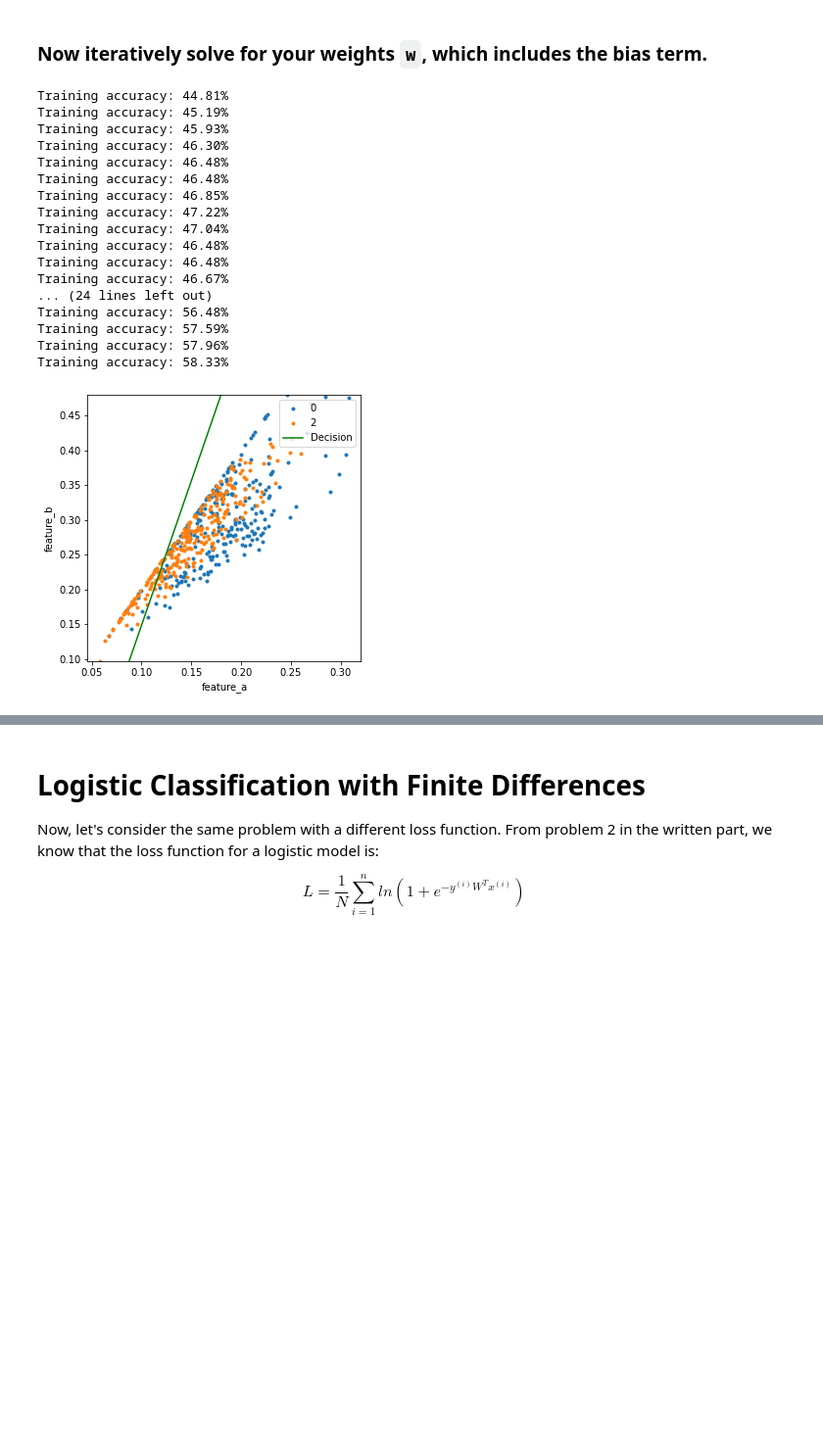
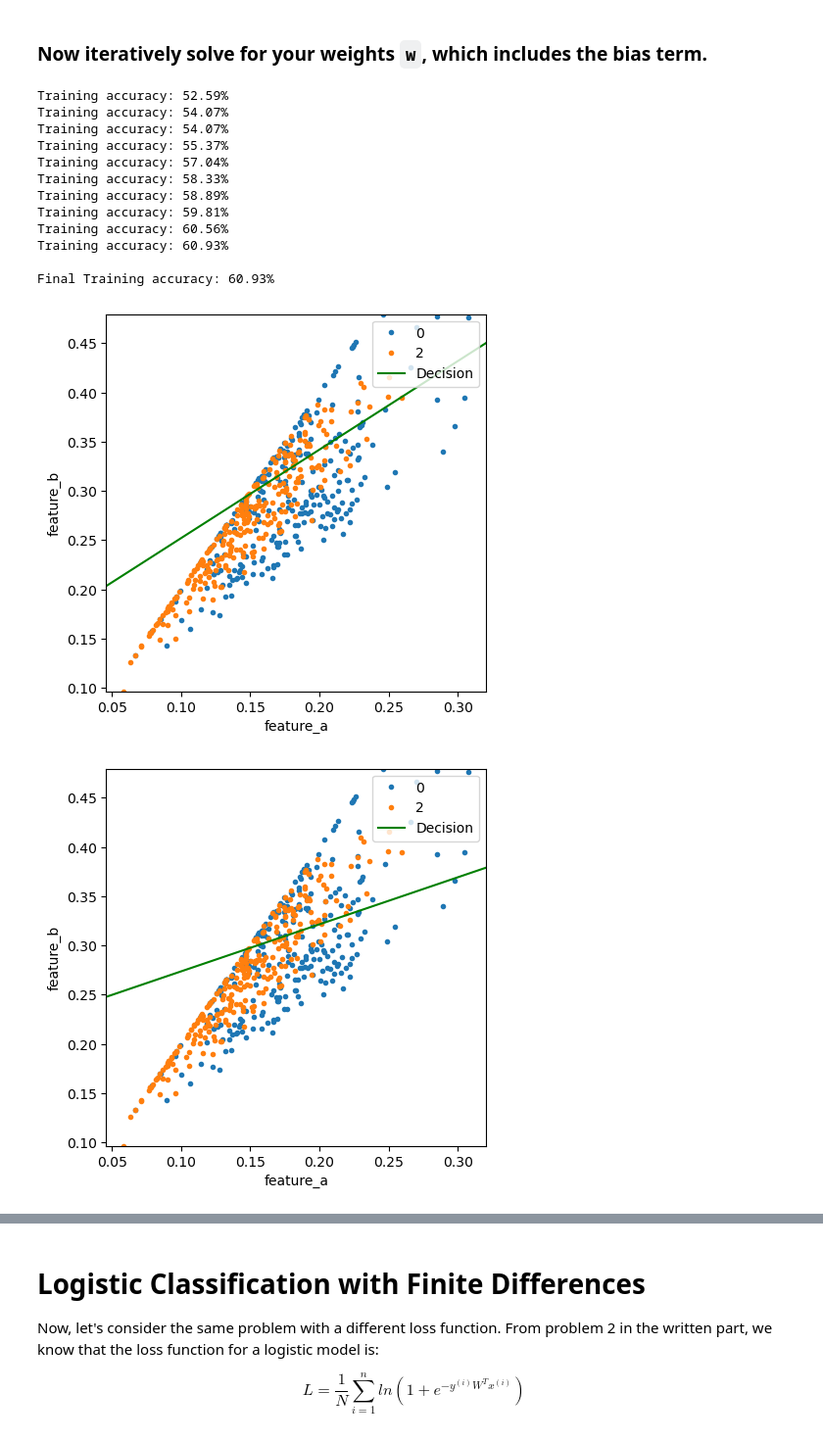
Before and after one commit to guptashrey/BME548L-Machine-Learning-Imaging, a Jupyter notebook: Homework/S2023_HW2.ipynb, the cells around one changed output, grey strips where cells are left out. Shown at 98% size. Cells and saved outputs as stored; diff of their text form; code cells hidden in the pictures; blank space fills up the shorter version.

```diff
--- a/Homework/S2023_HW2.ipynb
+++ b/Homework/S2023_HW2.ipynb
@@ -207,22 +220,9 @@ def loss(features, labels, weights):
 # %%
-np.random.seed(12)
-
-def accuracy_metrics(features, weights, label):
-
-    preds = np.dot(features, weights)
-    preds[preds > 0] = 1
-    preds[preds < 0] = -1
-    correct = 0
-    for i in range(len(preds)):
-        if preds[i] == label[i]:
-            correct += 1
-    return correct/len(preds) * 100
-
 # 8 POINTS for correct implementation
 w = np.random.rand(3) # init weights to some random value.
-num_iterations = 800 # set this to the number of iterations
-delta = 1e-1 # This may need to be adjusted
-step_size = 1e-1 # This may also need to be adjusted
+num_iterations = 200 # set this to the number of iterations
+delta = 1e-2 # This may need to be adjusted
+step_size = 2e-1 # This may also need to be adjusted
 start_t = time()
 
 for i in range(1, num_iterations+1):
@@ -230,48 +230,47 @@ for i in range(1, num_iterations+1):
     # move w1 some delta and calculate derivative in w1 direction
     # move w2 some delta and calculate derivative in w2 direction
     # these three numbers together form the gradient of loss at w
     # update w by taking some step_size in the direction of the gradient going down
     # plot the decision boundary and report accuracies every 20 iterations
 
     temp = w.copy()
 
     temp[0] = w[0] + delta
     dl_w0_dw0 = (loss(X_features_updated, pseudo_y_train, temp) - loss(X_features_updated, pseudo_y_train, w))/delta
 
     temp = w.copy()
     temp[1] = w[1] + delta
     dl_w1_dw1 = (loss(X_features_updated, pseudo_y_train, temp) - loss(X_features_updated, pseudo_y_train, w))/delta
 
     temp = w.copy()
     temp[2] = w[2] + delta
     dl_w2_dw2 = (loss(X_features_updated, pseudo_y_train, temp) - loss(X_features_updated, pseudo_y_train, w))/delta
 
     w[0] = w[0] - dl_w0_dw0 * step_size
     w[1] = w[1] - dl_w1_dw1 * step_size
     w[2] = w[2] - dl_w2_dw2 * step_size
 
-    # print final accuracies and plot the decision boundary
     if i % 20 == 0:
         print(f"Training accuracy: {format(accuracy_metrics(X_features_updated, w, pseudo_y_train), '.2f')}%")
+        visualize_model(X_features_updated, pseudo_y_train, w)
 
 end_t = time()
+
+# print final accuracies and plot the decision boundary
+print(f"\nFinal Training accuracy: {format(accuracy_metrics(X_features_updated, w, pseudo_y_train), '.2f')}%")
 visualize_model(X_features_updated, pseudo_y_train, w)
 # %% [output]
-Training accuracy: 44.81%
-Training accuracy: 45.19%
-Training accuracy: 45.93%
-Training accuracy: 46.30%
-Training accuracy: 46.48%
-Training accuracy: 46.48%
-Training accuracy: 46.85%
-Training accuracy: 47.22%
-Training accuracy: 47.04%
-Training accuracy: 46.48%
-Training accuracy: 46.48%
-Training accuracy: 46.67%
-... (24 lines left out)
-Training accuracy: 56.48%
-Training accuracy: 57.59%
-Training accuracy: 57.96%
+Training accuracy: 52.59%
+Training accuracy: 54.07%
+Training accuracy: 54.07%
+Training accuracy: 55.37%
+Training accuracy: 57.04%
 Training accuracy: 58.33%
+Training accuracy: 58.89%
+Training accuracy: 59.81%
+Training accuracy: 60.56%
+Training accuracy: 60.93%
+
+Final Training accuracy: 60.93%
-[figure, old version]
+[figure, new version]
+[figure, added]
```
Also changed, not shown: parts of 16 cells of this notebook.
